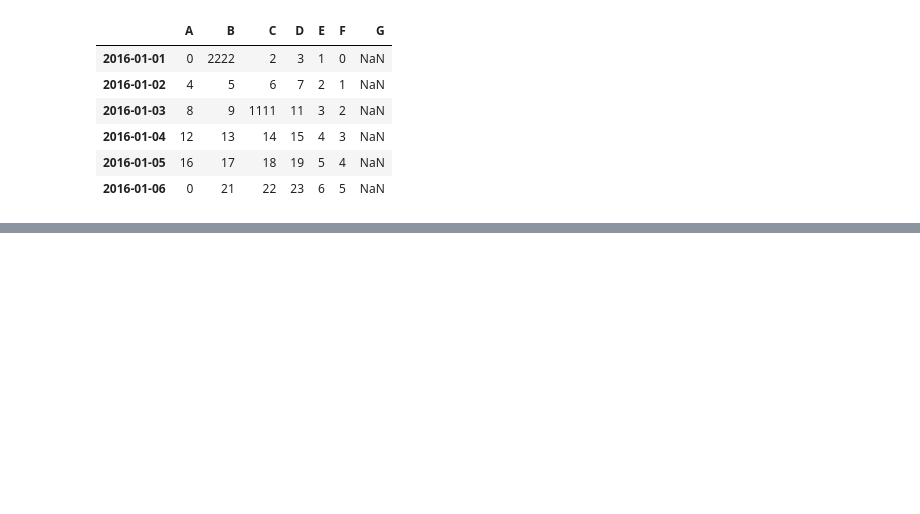
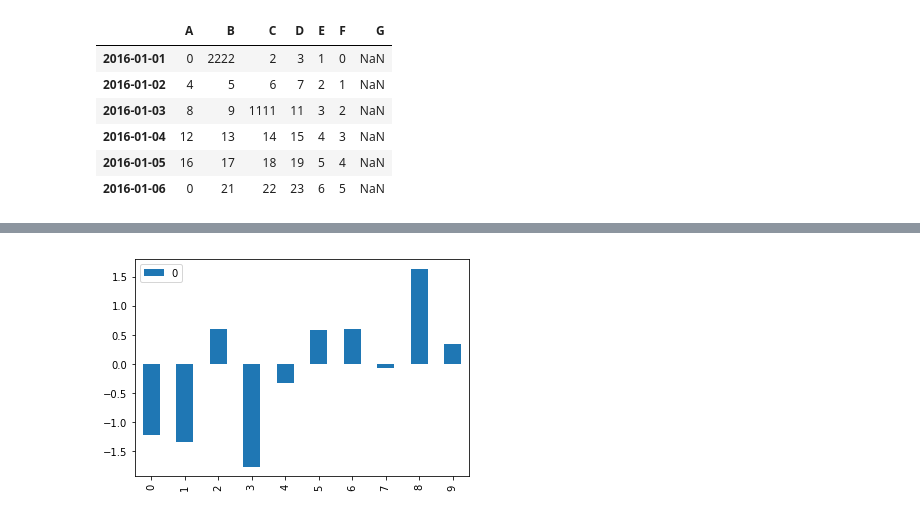
Before and after one commit to RayestGeeta/Python-basic-tutorial, a Jupyter notebook: numpy&pandas.ipynb, the cells around one changed output, grey strips where cells are left out. Saved outputs shown, nothing was run; the diff lists cells and outputs as text; code cells hidden in the pictures; blank space fills up the shorter version.

```diff
--- a/numpy&pandas.ipynb
+++ b/numpy&pandas.ipynb
@@ -513,0 +735,6 @@ df.sort_index(axis = 1)
+# %%
+data = pd.DataFrame(np.random.randn(10))
+data.plot.bar(label = 'text')
+plt.show()
+# %% [output]
+[figure, added]
```
Also changed, not shown: parts of 38 cells of this notebook.
